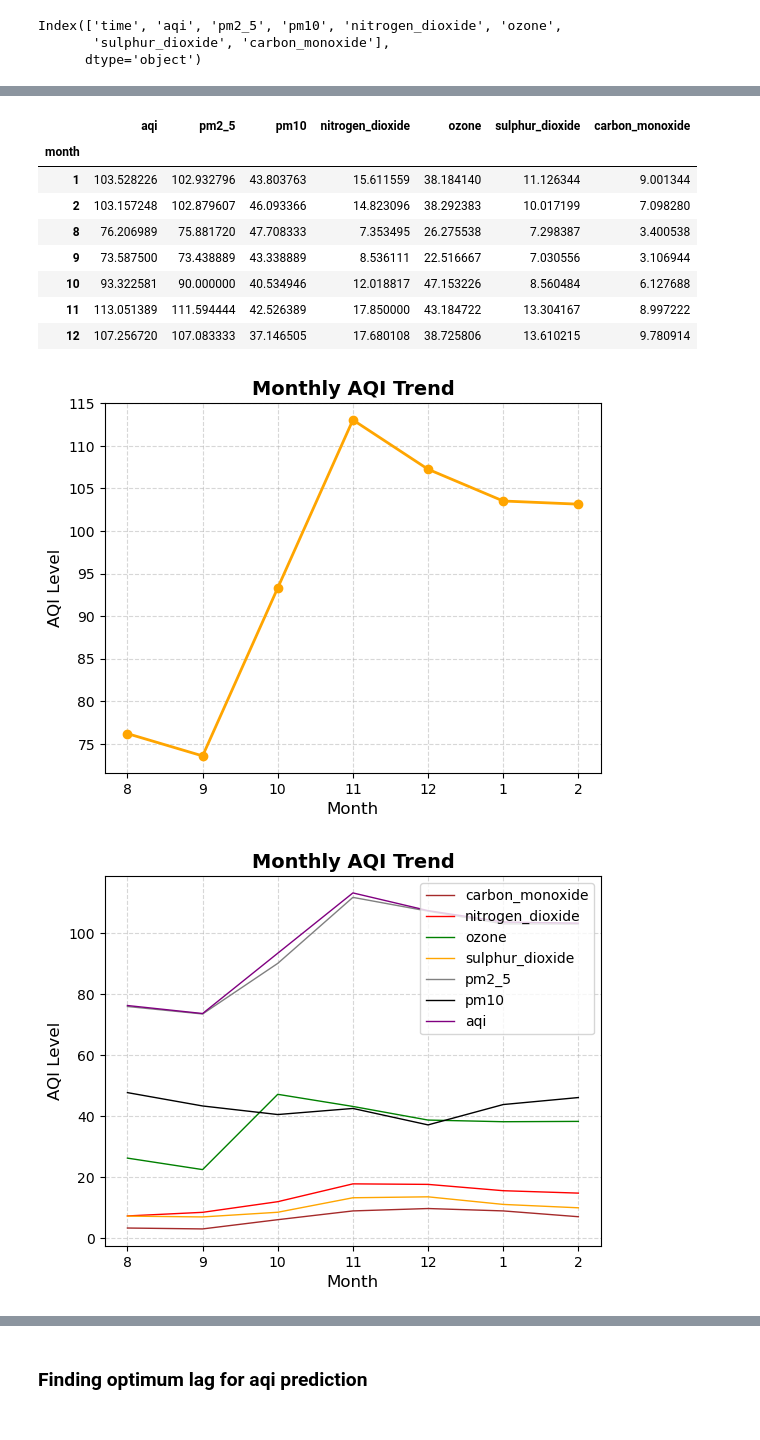
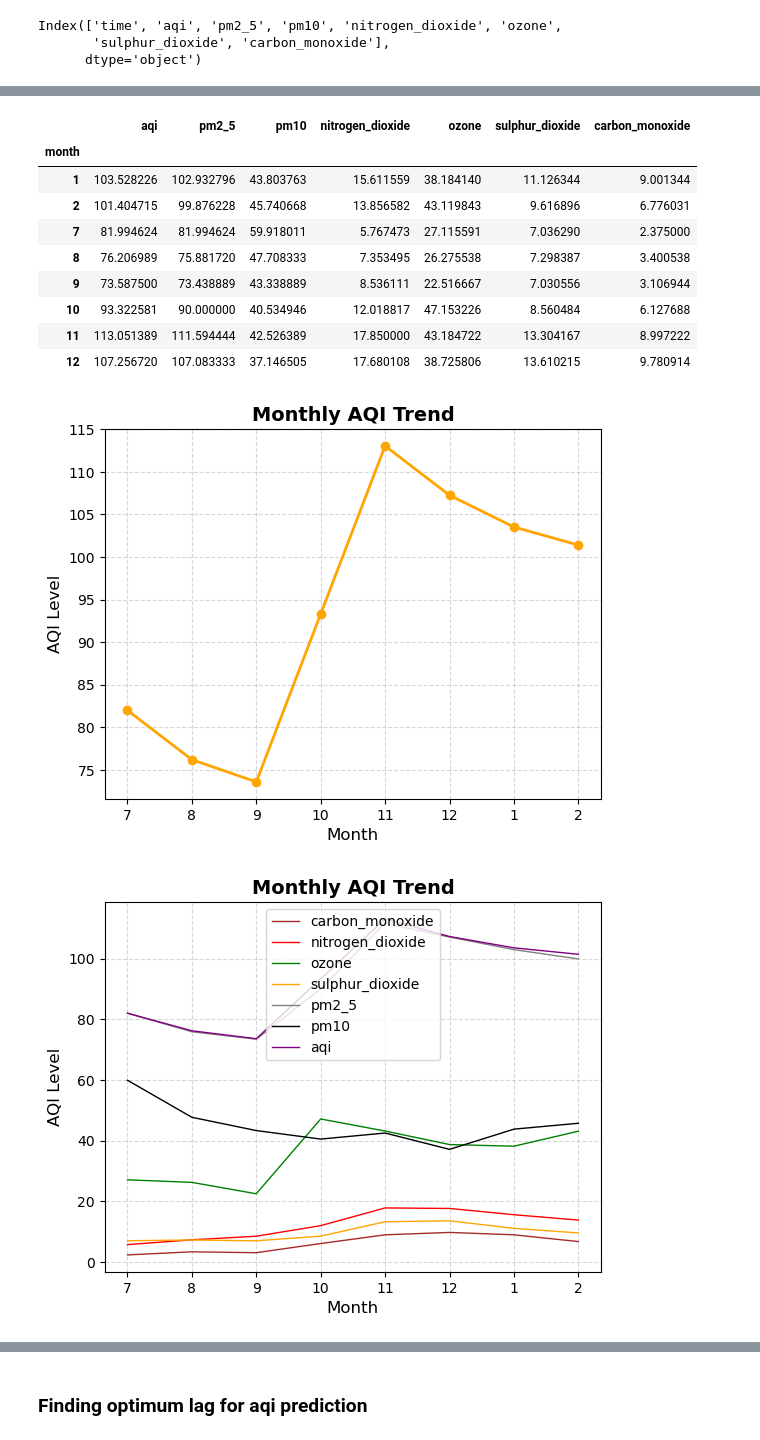
Before and after one commit to Danish2351/air_quality_predictor, a Jupyter notebook: notebooks/EDA+FE+ML.ipynb, the cells around one changed output, grey strips where cells are left out. Saved outputs shown, nothing was run; the diff lists cells and outputs as text; code cells hidden in the pictures.

```diff
--- a/notebooks/EDA+FE+ML.ipynb
+++ b/notebooks/EDA+FE+ML.ipynb
@@ -15,7 +16,7 @@ from sklearn.metrics import root_mean_squared_error, mean_absolute_error, r2_sco
 # %%
 lat="24.8546842"
 lon="67.0207055"
-start_time="2025-08-01T00:00"
+start_time="2025-07-01T00:00"
 # %%
 time = datetime.now()
 end_time = time.strftime("%Y-%m-%dT%H:%M")
@@ -293,14 +294,15 @@ monthly_aqi
 |  | aqi | pm2_5 | pm10 | nitrogen_dioxide | ozone | sulphur_dioxide | carbon_monoxide |
 | month |  |  |  |  |  |  |  |
 | 1 | 103.528226 | 102.932796 | 43.803763 | 15.611559 | 38.184140 | 11.126344 | 9.001344 |
-| 2 | 103.157248 | 102.879607 | 46.093366 | 14.823096 | 38.292383 | 10.017199 | 7.098280 |
+| 2 | 101.404715 | 99.876228 | 45.740668 | 13.856582 | 43.119843 | 9.616896 | 6.776031 |
+| 7 | 81.994624 | 81.994624 | 59.918011 | 5.767473 | 27.115591 | 7.036290 | 2.375000 |
 | 8 | 76.206989 | 75.881720 | 47.708333 | 7.353495 | 26.275538 | 7.298387 | 3.400538 |
 | 9 | 73.587500 | 73.438889 | 43.338889 | 8.536111 | 22.516667 | 7.030556 | 3.106944 |
 | 10 | 93.322581 | 90.000000 | 40.534946 | 12.018817 | 47.153226 | 8.560484 | 6.127688 |
 | 11 | 113.051389 | 111.594444 | 42.526389 | 17.850000 | 43.184722 | 13.304167 | 8.997222 |
 | 12 | 107.256720 | 107.083333 | 37.146505 | 17.680108 | 38.725806 | 13.610215 | 9.780914 |
 # %%
-month_order = [8, 9, 10, 11, 12, 1, 2]
+month_order = [7, 8, 9, 10, 11, 12, 1, 2]
 
 monthly_aqi_ordered = monthly_aqi.reindex(month_order)
 
@@ -315,38 +317,34 @@ plt.grid(True, linestyle='--', alpha=0.5)
 
 plt.show()
 # %% [output]
-[figure, old version]
+[figure, new version]
 # %%
-month_order = [8, 9, 10, 11, 12, 1, 2]
-
-monthly_aqi_ordered = monthly_aqi.reindex(month_order)
-
 # We convert the index to strings so Matplotlib treats them as labels in the exact order provided
 plt.plot(monthly_aqi_ordered.index.astype(str), monthly_aqi_ordered['carbon_monoxide'],
          linestyle='-', color='brown', linewidth=1)
 plt.plot(monthly_aqi_ordered.index.astype(str), monthly_aqi_ordered['nitrogen_dioxide'],
          linestyle='-', color='red', linewidth=1)
 plt.plot(monthly_aqi_ordered.index.astype(str), monthly_aqi_ordered['ozone'],
          linestyle='-', color='green', linewidth=1)
 plt.plot(monthly_aqi_ordered.index.astype(str), monthly_aqi_ordered['sulphur_dioxide'],
          linestyle='-', color='orange', linewidth=1)
 plt.plot(monthly_aqi_ordered.index.astype(str), monthly_aqi_ordered['pm2_5'],
          linestyle='-', color='gray', linewidth=1)
 plt.plot(monthly_aqi_ordered.index.astype(str), monthly_aqi_ordered['pm10'],
          linestyle='-', color='black', linewidth=1)
 plt.plot(monthly_aqi_ordered.index.astype(str), monthly_aqi_ordered['aqi'],
          linestyle='-', color='purple', linewidth=1)
 
 plt.legend(['carbon_monoxide','nitrogen_dioxide','ozone','sulphur_dioxide','pm2_5','pm10','aqi'])
 
 plt.title('Monthly AQI Trend', fontsize=14, fontweight='bold')
 plt.xlabel('Month', fontsize=12)
 plt.ylabel('AQI Level', fontsize=12)
 plt.grid(True, linestyle='--', alpha=0.5)
 
 plt.show()
 # %% [output]
-[figure, old version]
+[figure, new version]
 # %%
 df
 # %% [output]
```
Also changed, not shown: parts of 37 cells of this notebook, 4 other files.
